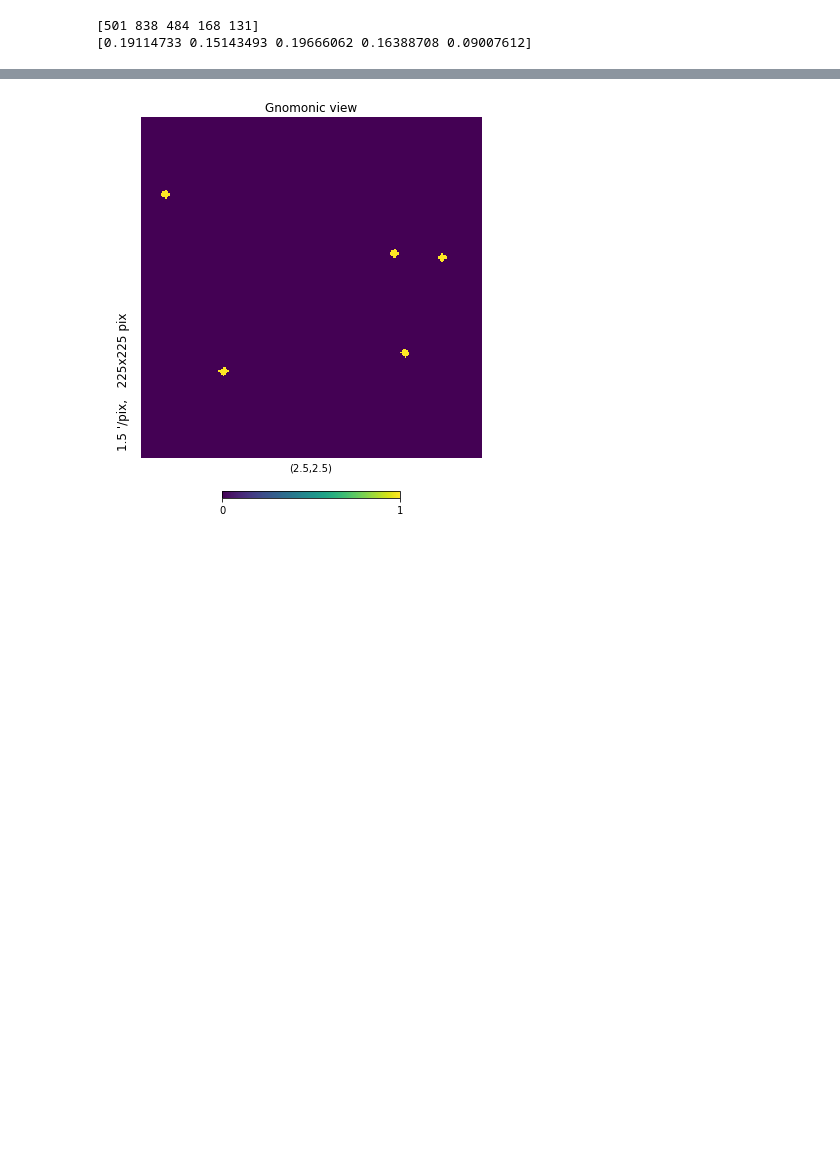
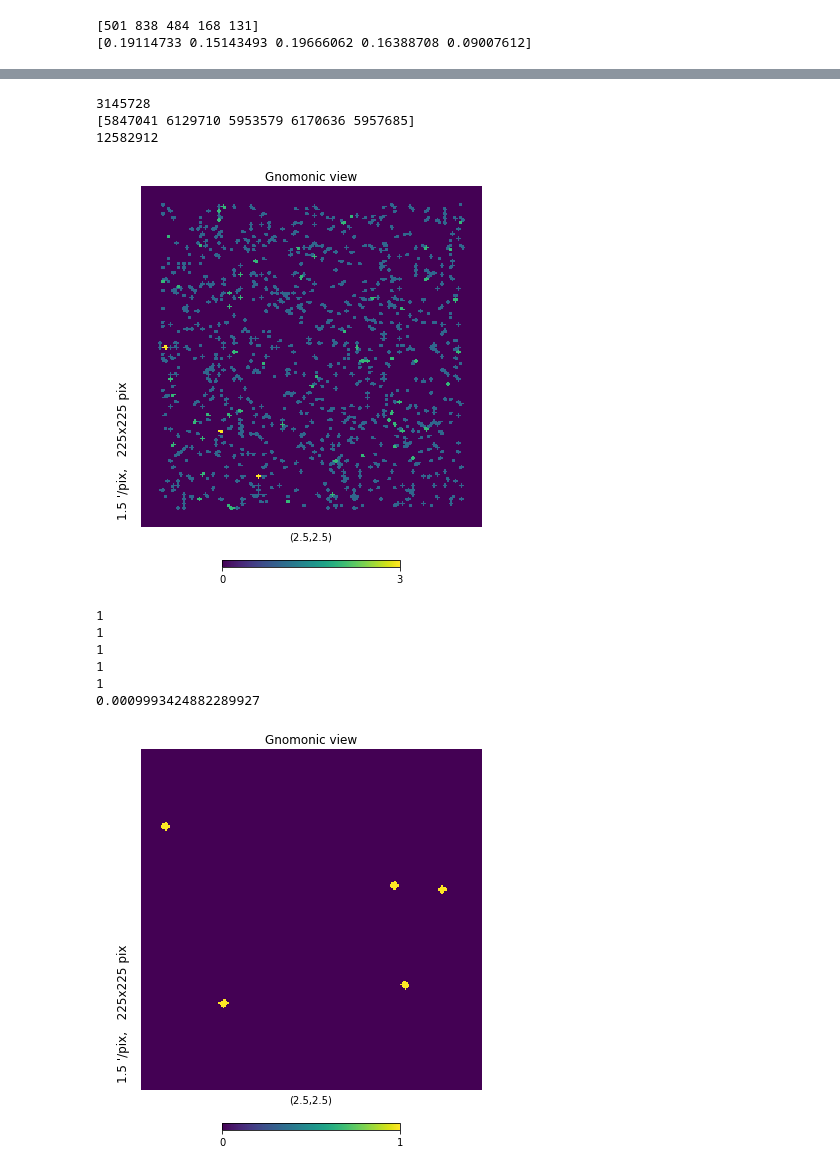
Before and after one commit to metownsend/lrg-project, a Jupyter notebook: healpix_test.ipynb, the cells around one changed output, grey strips where cells are left out. Drawn from its saved outputs; the diff is of its cells as text; code cells hidden in the pictures; blank space fills up the shorter version.

```diff
--- a/healpix_test.ipynb
+++ b/healpix_test.ipynb
@@ -252,3 +243,55 @@ hp.lonlat_to_healpix(x0[3]*u.deg,y0[3]*u.deg)
+# %%
+ra = np.concatenate([x0, x1])
+dec = np.concatenate([y0, y1])
+
+theta = []
+phi = []
+theta1 = []
+phi1 = []
+
+for i in range(len(x0)):
+    theta1.append(np.radians(90-y0[i]))
+    phi1.append(np.radians(x0[i]))
+
+nside1 = 512
+npixel1= hp.nside2npix(nside1)
+print(npixel1)
+m1 = hp.ang2pix(nside, theta1, phi1)
+map1 = np.bincount(m1, minlength=npixel)
+print(m1)
+
+for i in range(len(ra)):
+    theta.append(np.radians(90-dec[i]))
+    phi.append(np.radians(ra[i]))
+
+nside = 1024
+npixel= hp.nside2npix(nside)
+print(npixel)
+m = hp.ang2pix(nside, theta, phi)
+map_ = np.bincount(m, minlength=npixel)
+# print(m)
+hp.gnomview(map_, xsize=225, rot=(2.5,2.5), flip='geo')
+# plt.rcParams["figure.figsize"] = [15, 15]
+plt.show()
+
+print(map_[5847041])
+print(map_[6129710])
+print(map_[5953579])
+print(map_[6170636])
+print(map_[5957685])
+
+print(hp.nside2resol(nside, arcmin=False))
+# %% [output]
+3145728
+[5847041 6129710 5953579 6170636 5957685]
+12582912
+[figure, added]
+1
+1
+1
+1
+1
+0.0009993424882289927
 # %%
 def healpix(ra_BKG, dec_BKG, ra_LRG, dec_LRG):
 
```
Also changed, not shown: parts of 4 cells of this notebook, 1 other file.
